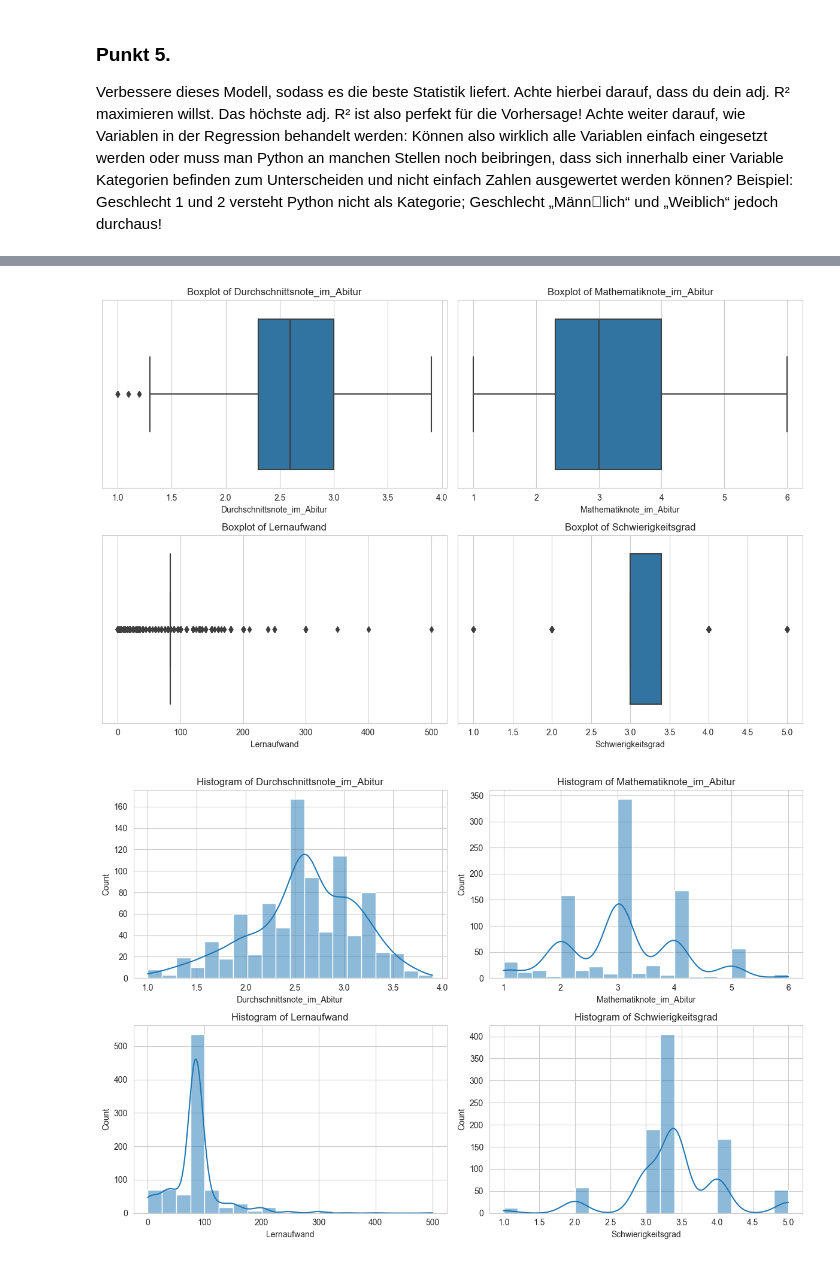
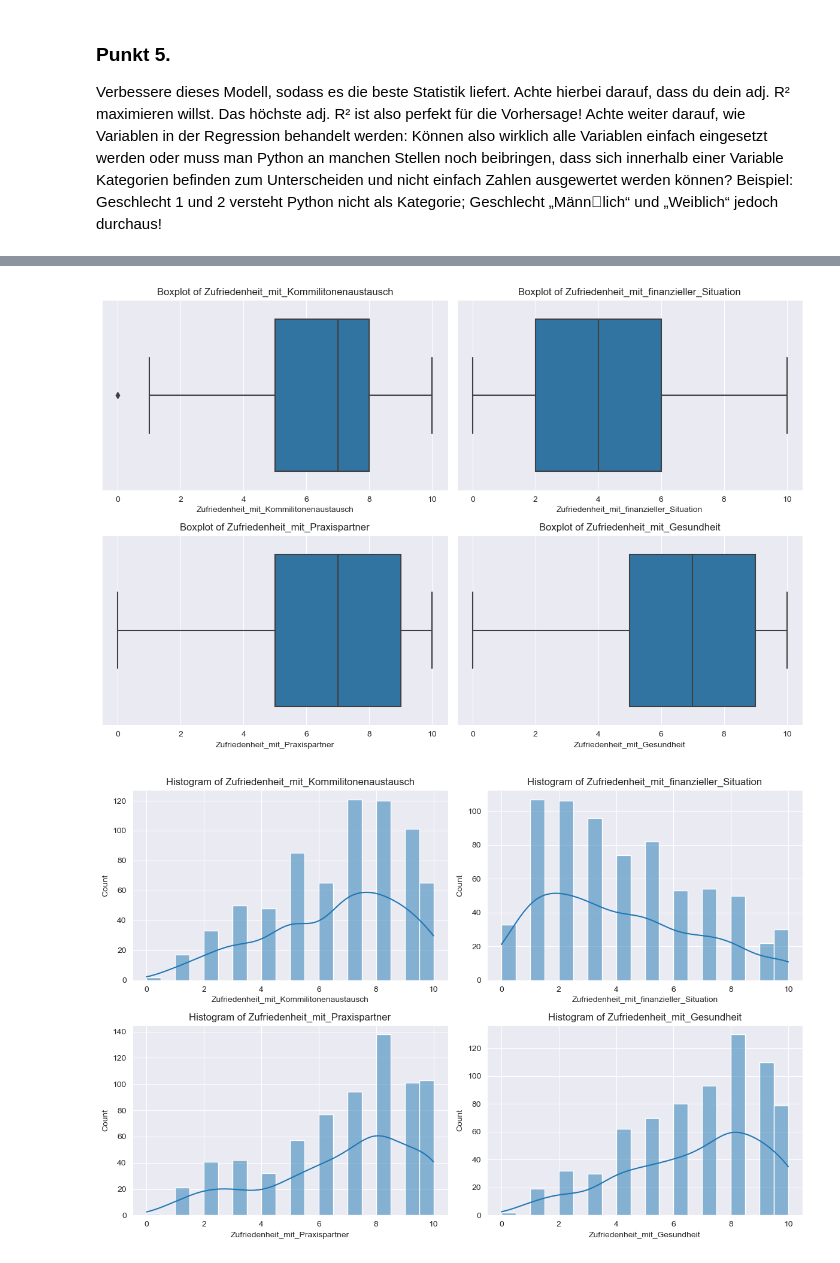
Before and after one commit to StefanDataCraft/praxis_Statistik, a Jupyter notebook: uni_5.ipynb, the cells around one changed output, grey strips where cells are left out. Cells and saved outputs as stored; diff of their text form; code cells hidden in the pictures.

```diff
--- a/uni_5.ipynb
+++ b/uni_5.ipynb
@@ -15,22 +15,25 @@ import scipy.stats as stats
 import matplotlib.pyplot as plt
 import seaborn as sns
 import statsmodels.api as sm
-uni_df = pd.read_excel("C:\\Users\\User\\Desktop\\Statistik\\Project\\Fallstudiendaten_Uni.xlsx")
-uni_df
+import make_uni_df
 
-columns_list = ['Participant', 'Studiengang', 'Standort', 'Besuch Wirtschaftsmathematik', 'Geschlecht', 'Geburtsjahr', 'Beziehungsstatus', 'Durchschnittsnote im Abitur', 'Mathematiknote im Abitur', 'LK_Deutsch', 'LK_Mathe', 'LK_Englisch', 'Religion', 'Lernaufwand', 'Schwierigkeitsgrad', 'Umfang', 'Erwartungen', 'Zeit-Studium', 'Zeit-Praxispartner', 'Zeit-Nebenjob', 'Zeit-Hobbys', 'Zeit-Freizeit', 'Zeit-Hausarbeit', 'Zeit-Essen', 'Zeit-Schlafen', 'Zeit-Sonstiges', 'Wechsel Praxispartner', 'Lebenszufriedenheit', 'Zufriedenheit mit Praxispartner', 'Zufriedenheit mit finanzieller Situation', 'Zufriedenheit mit Gesundheit', 'Zufriedenheit mit Kommilitonenaustausch', 'Studienzufriedenheit', 'Mathenote im 2. Semester', 'Zufriedenheit mit Note']
 
-columns_without_spaces = [column_name.replace(" ","_").replace("-","_").replace(".","") for column_name in columns_list]
-uni_df.columns = columns_without_spaces
+uni_df = make_uni_df.get_dummied_df()
+
+uni_df = uni_df[['Lebenszufriedenheit','Zufriedenheit_mit_Kommilitonenaustausch','Zufriedenheit_mit_finanzieller_Situation','Zufriedenheit_mit_Praxispartner','Zufriedenheit_mit_Gesundheit','Studienzufriedenheit']]
 
 dependent_variable = 'Lebenszufriedenheit'
-selected_variables = ['Durchschnittsnote_im_Abitur', 'Mathematiknote_im_Abitur', 'Lernaufwand', 'Schwierigkeitsgrad', 'Zufriedenheit_mit_Gesundheit']
+selected_variables = list(uni_df.columns)
+selected_variables.remove('Lebenszufriedenheit')
+
+#dependent_variable = 'Lebenszufriedenheit'
+#selected_variables = ['Durchschnittsnote_im_Abitur', 'Mathematiknote_im_Abitur', 'Lernaufwand', 'Schwierigkeitsgrad', 'Zufriedenheit_mit_Gesundheit']
 
 # Step 1: Data cleaning
 uni_df_cleaned = uni_df.copy()
+uni_df_cleaned = uni_df.dropna(subset=[dependent_variable] + selected_variables)
 
-
-for column in selected_variables:
+"""for column in selected_variables:
     if uni_df_cleaned[column].isnull().any():
         uni_df_cleaned[column].fillna(uni_df_cleaned[column].mean(), inplace=True)  # or use .median()
 
@@ -38,12 +41,8 @@ for column in selected_variables:
 for column in selected_variables:
     if np.isinf(uni_df_cleaned[column]).any():
         uni_df_cleaned[column].replace([np.inf, -np.inf], np.nan, inplace=True)
-        uni_df_cleaned[column].fillna(1e9, inplace=True)
-
-
-uni_df_cleaned = pd.get_dummies(uni_df_cleaned, columns=['Geschlecht'], drop_first=True)
-
-
+        uni_df_cleaned[column].fillna(uni_df_cleaned[column].mean(), inplace=True)
+"""
 x = uni_df_cleaned[selected_variables]
 y = uni_df_cleaned[dependent_variable]
 X = sm.add_constant(x)  # Adding a constant (for the intercepts)
@@ -89,10 +88,10 @@ Covariance Type:             nonrobust
 ... (13 lines left out)
 ==============================================================================
 
 Notes:
 [1] Standard Errors assume that the covariance matrix of the errors is correctly specified.
-[figure, old version]
+[figure, new version]
-[figure, old version]
+[figure, new version]
 # %%
 uni_df
 # %% [output]
```
Also changed, not shown: parts of 1 cell of this notebook.
